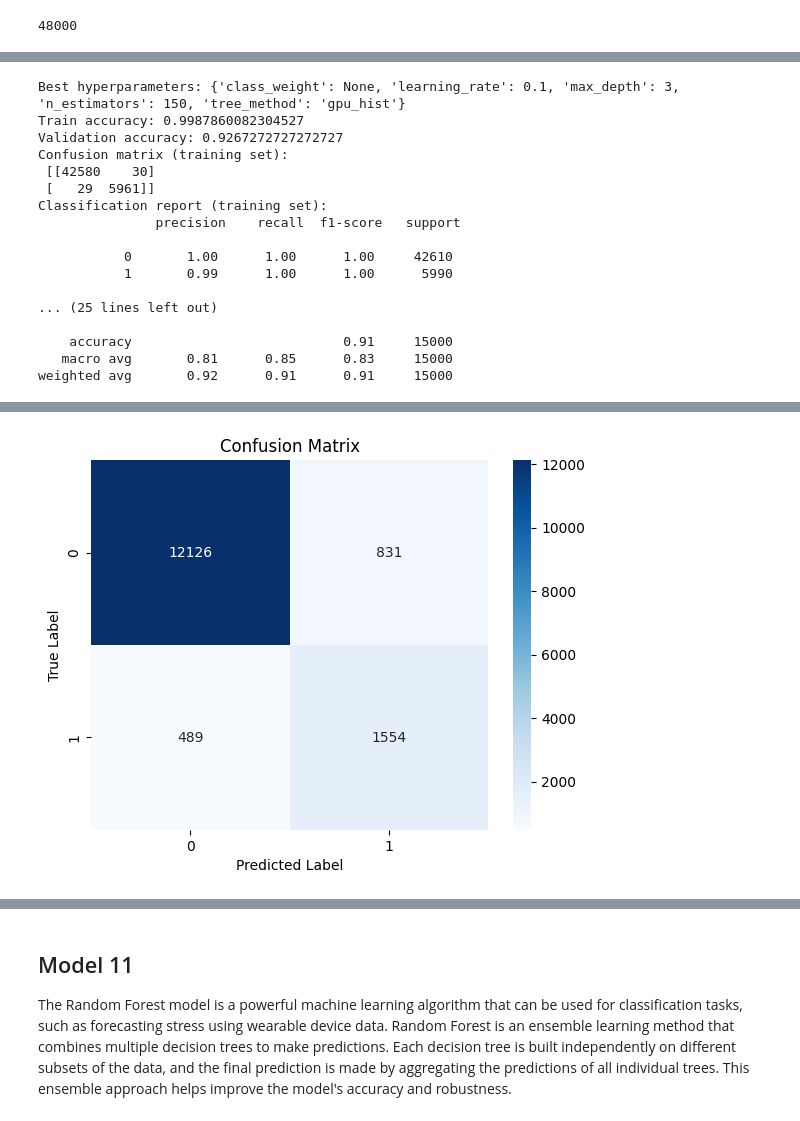
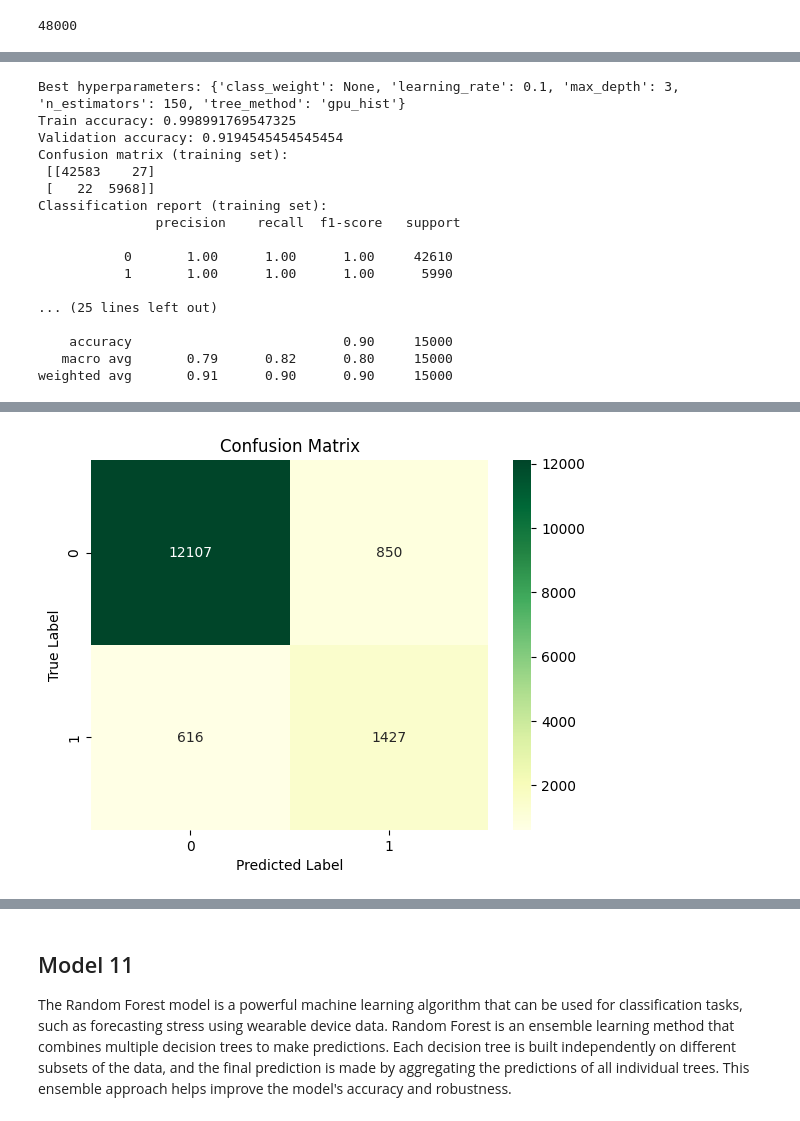
Before and after one commit to kjspring/stress-detection-wearable-devices, a Jupyter notebook: notebooks/modeling_WESAD_all_subjects.ipynb, the cells around one changed output, grey strips where cells are left out. Saved outputs shown, nothing was run; the diff lists cells and outputs as text; code cells hidden in the pictures.

```diff
--- a/notebooks/modeling_WESAD_all_subjects.ipynb
+++ b/notebooks/modeling_WESAD_all_subjects.ipynb
@@ -2312,13 +2809,13 @@ len(X_train)
 # %% [output]
 48000
 # %%
-X_train = train_df.drop(['label', 'subject'], axis=1)
+X_train = train_df.drop(['label', 'subject', 'duration'], axis=1)
 y_train = train_df['label']
 
-X_val = val_df.drop(['label', 'subject'], axis=1)
+X_val = val_df.drop(['label', 'subject', 'duration'], axis=1)
 y_val = val_df['label']
 
-X_test = test_df.drop(['label', 'subject'], axis=1)
+X_test = test_df.drop(['label', 'subject', 'duration'], axis=1)
 y_test = test_df['label']
 # %%
 from sklearn.model_selection import GridSearchCV
@@ -2395,22 +2881,22 @@ print("Confusion matrix (testing set):\n", confusion_matrix(y_test, y_test_pred)
 print("Classification report (testing set):\n", classification_report(y_test, y_test_pred))
 # %% [output]
 Best hyperparameters: {'class_weight': None, 'learning_rate': 0.1, 'max_depth': 3, 'n_estimators': 150, 'tree_method': 'gpu_hist'}
-Train accuracy: 0.9987860082304527
-Validation accuracy: 0.9267272727272727
+Train accuracy: 0.998991769547325
+Validation accuracy: 0.9194545454545454
 Confusion matrix (training set):
- [[42580    30]
- [   29  5961]]
+ [[42583    27]
+ [   22  5968]]
 Classification report (training set):
                precision    recall  f1-score   support
 
            0       1.00      1.00      1.00     42610
-           1       0.99      1.00      1.00      5990
+           1       1.00      1.00      1.00      5990
 
 ... (25 lines left out)
 
-    accuracy                           0.91     15000
-   macro avg       0.81      0.85      0.83     15000
-weighted avg       0.92      0.91      0.91     15000
+    accuracy                           0.90     15000
+   macro avg       0.79      0.82      0.80     15000
+weighted avg       0.91      0.90      0.90     15000
 # %%
 from sklearn.metrics import confusion_matrix
 import matplotlib.pyplot as plt
@@ -2419,9 +2905,9 @@ import seaborn as sns
 y_pred = model_10.best_estimator_.predict(X_test)
 cm = confusion_matrix(y_test, y_pred)
 
-sns.heatmap(cm, annot=True, cmap='Blues', fmt='d')
+sns.heatmap(cm, annot=True, cmap='YlGn', fmt='d')
 plt.title('Confusion Matrix')
 plt.xlabel('Predicted Label')
 plt.ylabel('True Label')
-plt.savefig('confusion_matrix.png')
+plt.savefig('models/evaluate/model_10_confusion_matrix.png')
 # %% [output]
@@ -2428,2 +2931,2 @@ plt.savefig('confusion_matrix.png')
-[figure, old version]
+[figure, new version]
 # %%
```
Also changed, not shown: parts of 45 cells of this notebook.
